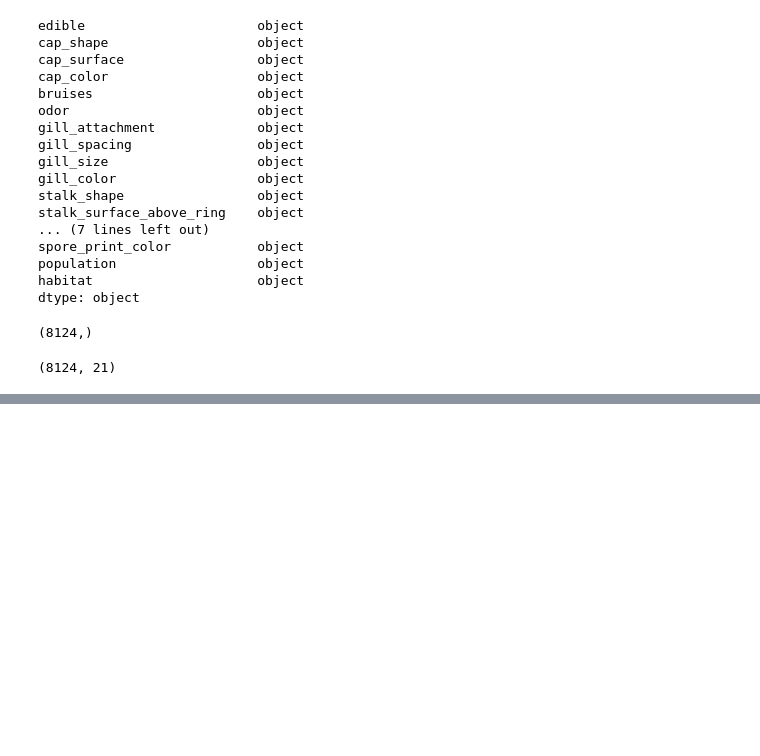
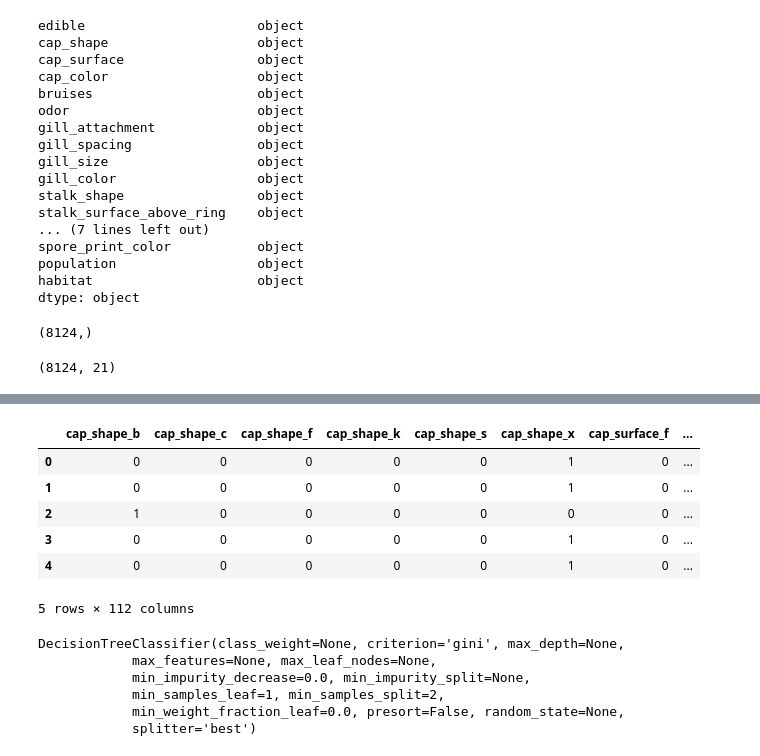
Before and after one commit to MagicMilly/dsc-3-final-project-online-ds-ft-100118, a Jupyter notebook: student.ipynb, the cells around one changed output, grey strips where cells are left out. Cells and saved outputs as stored; diff of their text form; code cells hidden in the pictures; blank space fills up the shorter version.

```diff
--- a/student.ipynb
+++ b/student.ipynb
@@ -288,0 +311,10 @@ features.shape
+# %%
+features.head()
+# %% [output]
+|  | cap_shape_b | cap_shape_c | cap_shape_f | cap_shape_k | cap_shape_s | cap_shape_x | cap_surface_f | ... |
+| 0 | 0 | 0 | 0 | 0 | 0 | 1 | 0 | ... |
+| 1 | 0 | 0 | 0 | 0 | 0 | 1 | 0 | ... |
+| 2 | 1 | 0 | 0 | 0 | 0 | 0 | 0 | ... |
+| 3 | 0 | 0 | 0 | 0 | 0 | 1 | 0 | ... |
+| 4 | 0 | 0 | 0 | 0 | 0 | 1 | 0 | ... |
+5 rows × 112 columns
@@ -288,0 +323,10 @@ features.shape
+# %%
+dt = DecisionTreeClassifier()
+dt.fit(X_train, y_train)
+# %% [output]
+DecisionTreeClassifier(class_weight=None, criterion='gini', max_depth=None,
+            max_features=None, max_leaf_nodes=None,
+            min_impurity_decrease=0.0, min_impurity_split=None,
+            min_samples_leaf=1, min_samples_split=2,
+            min_weight_fraction_leaf=0.0, presort=False, random_state=None,
+            splitter='best')
```
Also changed, not shown: parts of 18 cells of this notebook.
